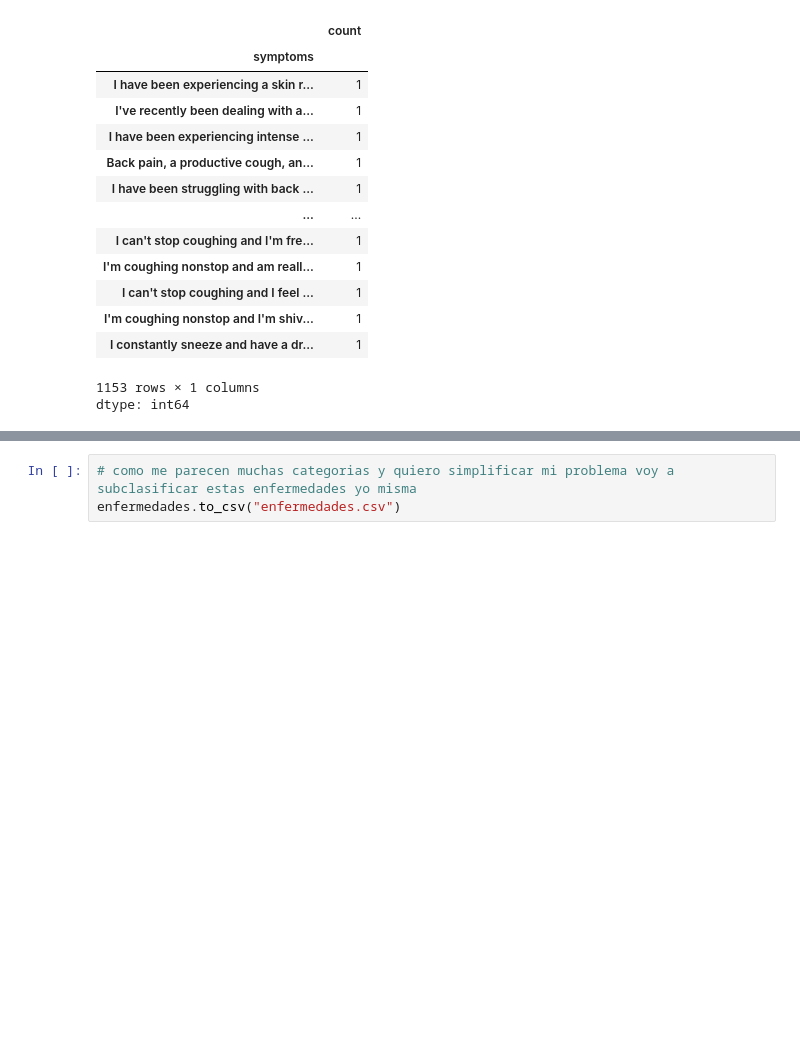
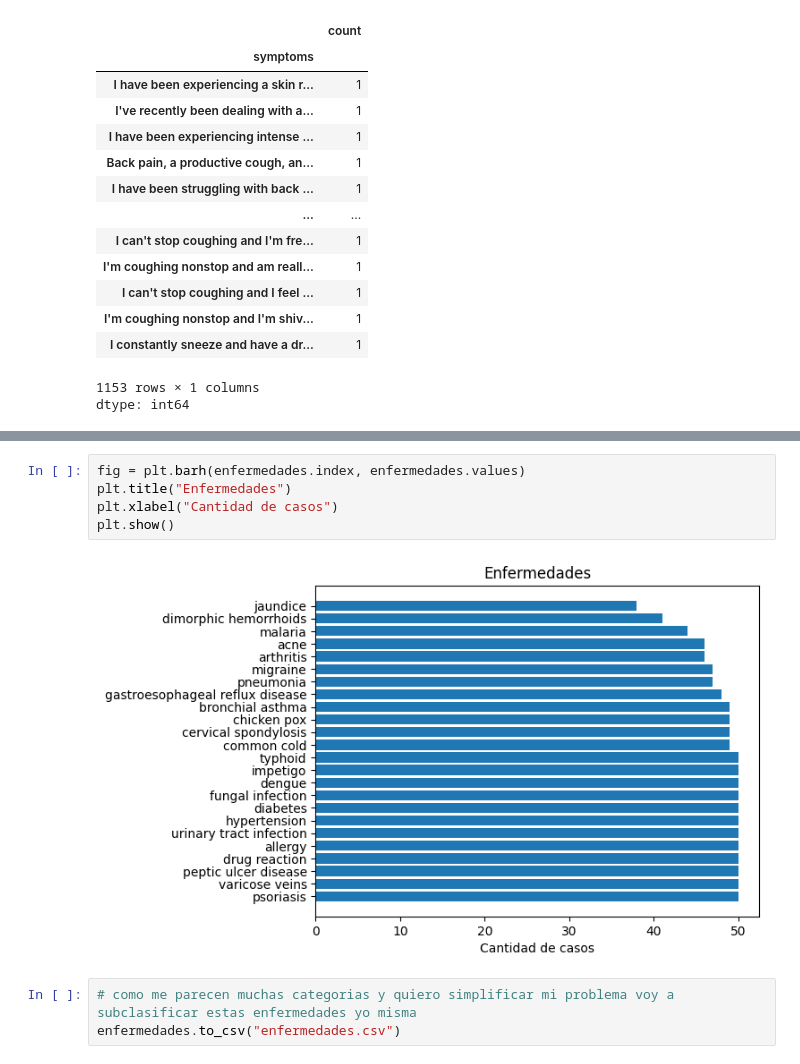
Before and after one commit to LuisaBeccar/proyecto_nlp, a Jupyter notebook: classification_symptoms.ipynb, the cells around one changed output, grey strips where cells are left out. Drawn from its saved outputs; the diff is of its cells as text; blank space fills up the shorter version.

```diff
--- a/classification_symptoms.ipynb
+++ b/classification_symptoms.ipynb
@@ -140,4 +175,11 @@ enfermedades
 dtype: int64
+# %%
+fig = plt.barh(enfermedades.index, enfermedades.values)
+plt.title("Enfermedades")
+plt.xlabel("Cantidad de casos")
+plt.show()
+# %% [output]
+[figure, added]
 # %%
 # como me parecen muchas categorias y quiero simplificar mi problema voy a subclasificar estas enfermedades yo misma
 enfermedades.to_csv("enfermedades.csv")
```
Also changed, not shown: parts of 85 cells of this notebook.
